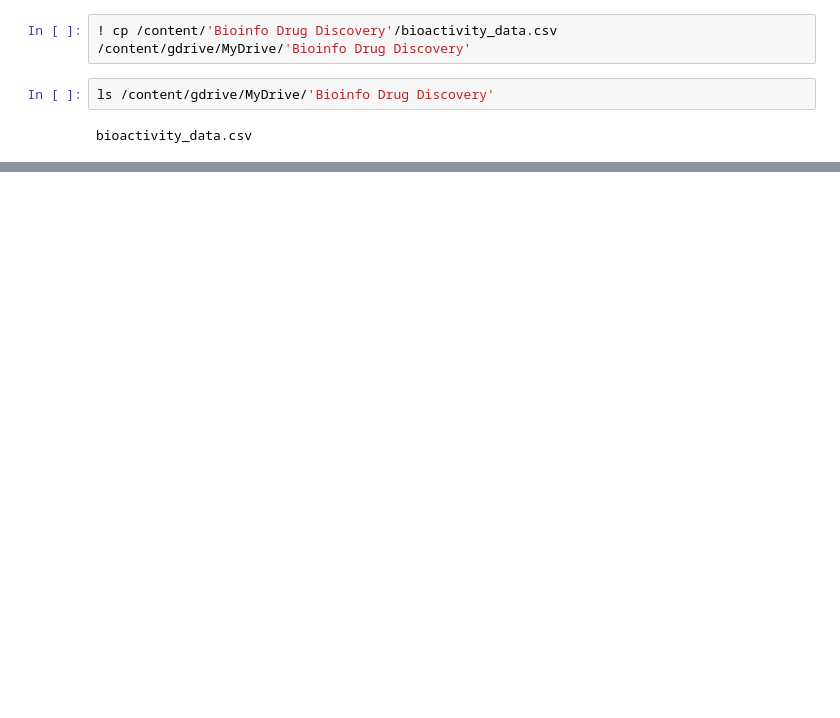
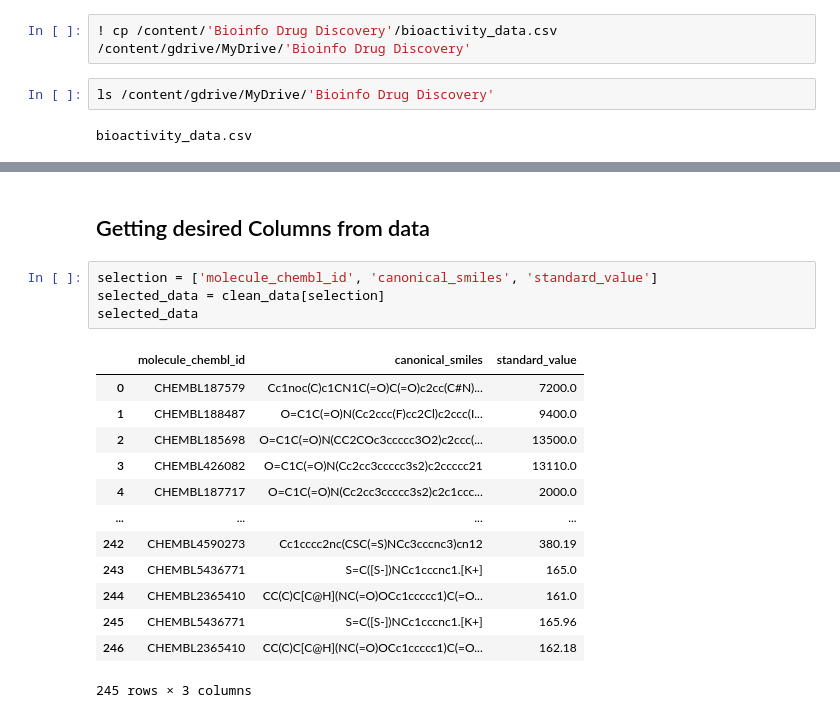
Before and after one commit to dev-saad808/BioInfo-Drug-Discovery, a Jupyter notebook: Drug_Discovery.ipynb, the cells around one changed output, grey strips where cells are left out. Cells and saved outputs as stored; diff of their text form; blank space fills up the shorter version.

```diff
--- a/Drug_Discovery.ipynb
+++ b/Drug_Discovery.ipynb
@@ -126,0 +169,20 @@ action_type,activity_comment,activity_id,activity_properties,assay_chembl_id,ass
+# %% [markdown]
+## Getting desired Columns from data
+# %%
+selection = ['molecule_chembl_id', 'canonical_smiles', 'standard_value']
+selected_data = clean_data[selection]
+selected_data
+# %% [output]
+|  | molecule_chembl_id | canonical_smiles | standard_value |
+| 0 | CHEMBL187579 | Cc1noc(C)c1CN1C(=O)C(=O)c2cc(C#N)... | 7200.0 |
+| 1 | CHEMBL188487 | O=C1C(=O)N(Cc2ccc(F)cc2Cl)c2ccc(I... | 9400.0 |
+| 2 | CHEMBL185698 | O=C1C(=O)N(CC2COc3ccccc3O2)c2ccc(... | 13500.0 |
+| 3 | CHEMBL426082 | O=C1C(=O)N(Cc2cc3ccccc3s2)c2ccccc21 | 13110.0 |
+| 4 | CHEMBL187717 | O=C1C(=O)N(Cc2cc3ccccc3s2)c2c1ccc... | 2000.0 |
+| ... | ... | ... | ... |
+| 242 | CHEMBL4590273 | Cc1cccc2nc(CSC(=S)NCc3cccnc3)cn12 | 380.19 |
+| 243 | CHEMBL5436771 | S=C([S-])NCc1cccnc1.[K+] | 165.0 |
+| 244 | CHEMBL2365410 | CC(C)C[C@H](NC(=O)OCc1ccccc1)C(=O... | 161.0 |
+| 245 | CHEMBL5436771 | S=C([S-])NCc1cccnc1.[K+] | 165.96 |
+| 246 | CHEMBL2365410 | CC(C)C[C@H](NC(=O)OCc1ccccc1)C(=O... | 162.18 |
+245 rows × 3 columns
```
Also changed, not shown: parts of 33 cells of this notebook.
